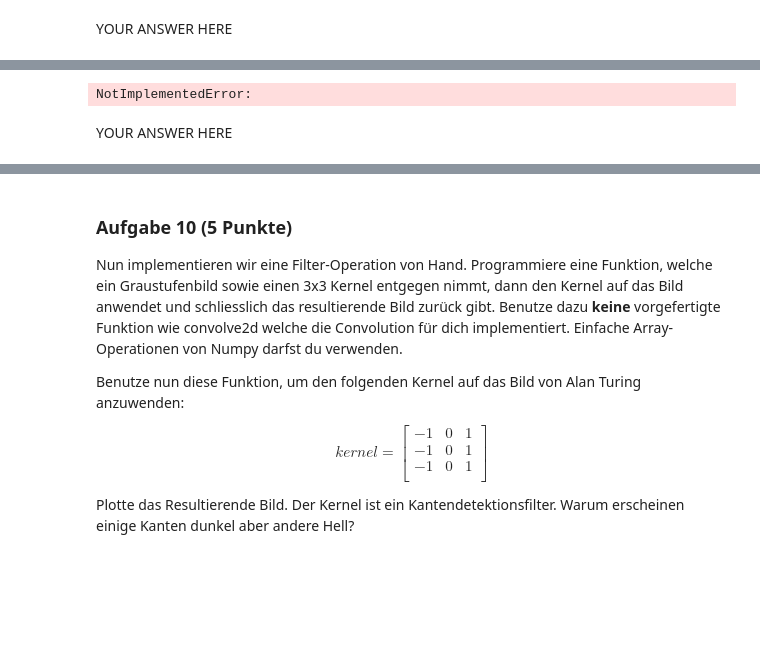
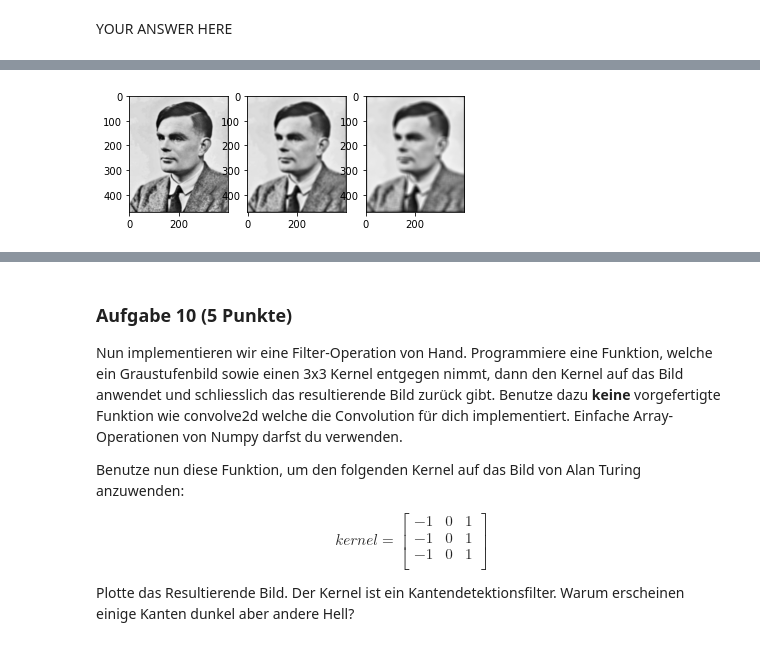
Before and after one commit to marcschny/dsp_assignments, a Jupyter notebook: assignments/assignment08_graded/assignment08_graded.ipynb, the cells around one changed output, grey strips where cells are left out. Saved outputs shown, nothing was run; the diff lists cells and outputs as text; code cells hidden in the pictures; blank space fills up the shorter version.

```diff
--- a/assignments/assignment08_graded/assignment08_graded.ipynb
+++ b/assignments/assignment08_graded/assignment08_graded.ipynb
@@ -229,16 +229,21 @@ In der Abbildung sieht man am Beispiel eines 3x3 Kernels, wie die neuen Pixelwer
 Ein Boxfilter ist ein sehr simpler Blur-Filter. Dabei hat jeder Eintrag im Kernel den Wert $\frac{1}{n}$ wobei $n$ für die Anzahl Einträge im Kernel steht. Bei einem 3x3 Box-Filter wären alle einträge $\frac{1}{9}$.
 
 Schreibe eine Funktion, welche eine ganze Zahl n als Argument entgegen nimmt und einen Box-Filter-Kernel der grösse nxn als numpy array zurück gibt. Dann benutze diese Funktion um das Turing-Bild mit einem 5x5, einem 9x9 und einem 15x15 Box-Filter zu bearbeiten. benutze dazu die funktion convolve2d von scipy. Dann plotte die drei resultierenden Bilder. Worin unterscheiden sich die Bilder? Und warum?
-# %%
-def box_filter(n):
-    # YOUR CODE HERE
-    raise NotImplementedError()
-# %%
-from scipy.signal import convolve2d
-
-# YOUR CODE HERE
-raise NotImplementedError()
-# %% [output]
-NotImplementedError:
-# %% [markdown]
-YOUR ANSWER HERE
+# %%
+def box_filter(n):
+    return np.full((n,n), 1/n)
+# %%
+from scipy.signal import convolve2d
+
+#apply box filter on images (using convolve2d)
+img_box_5 = convolve2d(img, box_filter(5), mode='same')
+img_box_9 = convolve2d(img, box_filter(9), mode='same')
+img_box_15 = convolve2d(img, box_filter(15), mode='same')
+
+#display images
+fig, ax = plt.subplots(1,3)
+ax[0].imshow(img_box_5, cmap="gray");
+ax[1].imshow(img_box_9, cmap="gray");
+ax[2].imshow(img_box_15, cmap="gray");
+# %% [output]
+[figure, added]
```
Also changed, not shown: parts of 1 cell of this notebook, 1 other file.
